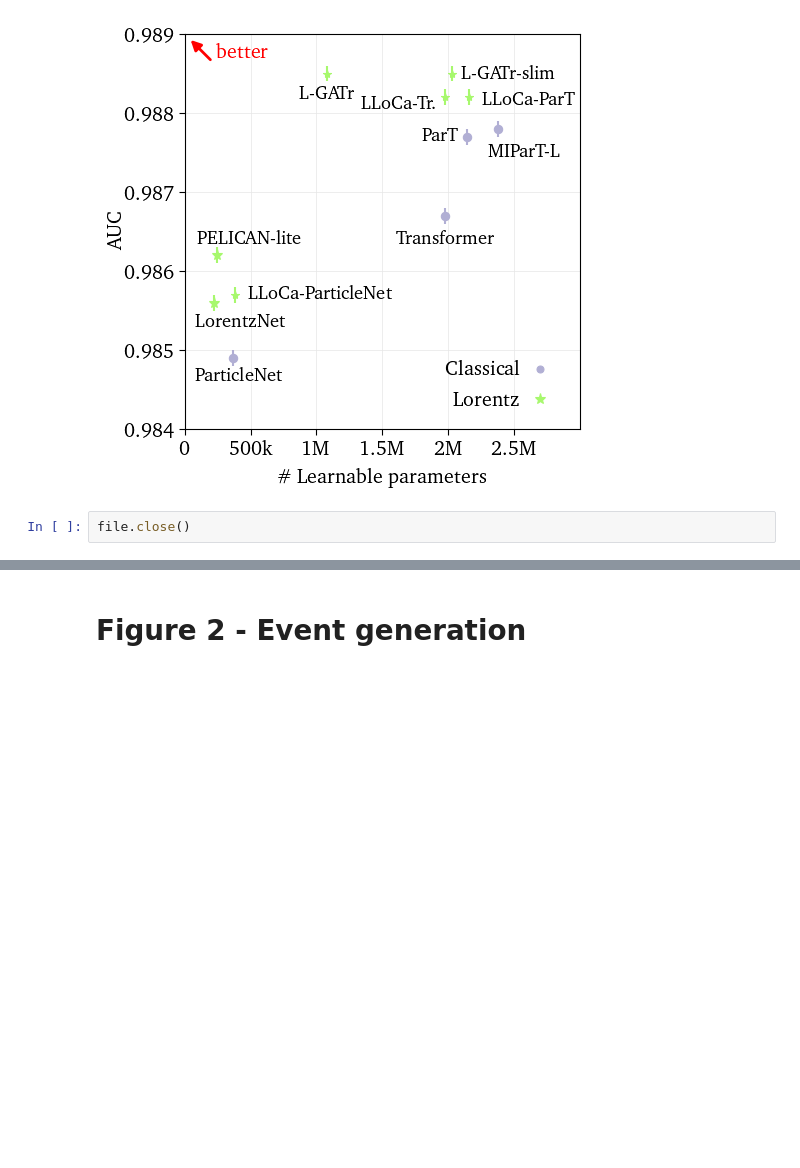
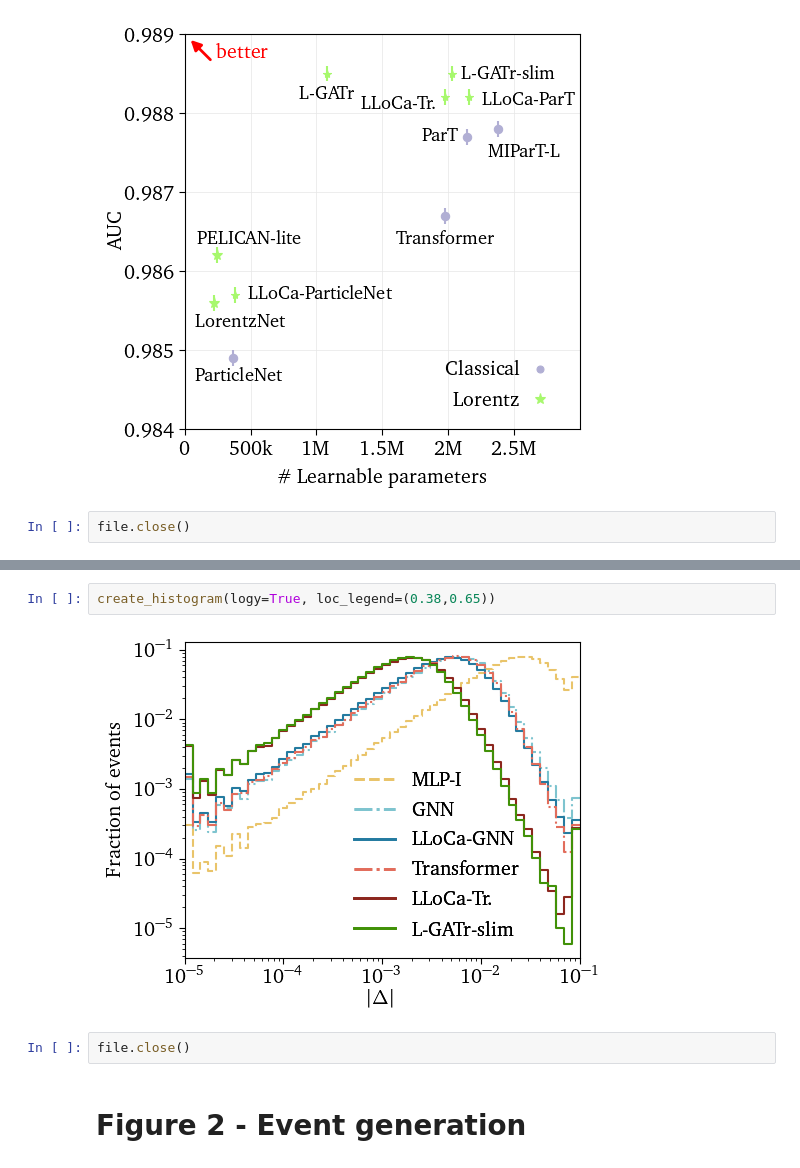
Before and after one commit to heidelberg-hepml/tagger-quantization, a Jupyter notebook: notebooks/plots.ipynb, the cells around one changed output, grey strips where cells are left out. Cells and saved outputs as stored; diff of their text form; blank space fills up the shorter version.

```diff
--- a/notebooks/plots.ipynb
+++ b/notebooks/plots.ipynb
@@ -1007,3 +1091,9 @@ file.close()
+# %%
+create_histogram(logy=True, loc_legend=(0.38,0.65))
+# %% [output]
+[figure, added]
+# %%
+file.close()
 # %% [markdown]
 # Figure 2 - Event generation
 # %%
```
Also changed, not shown: parts of 12 cells of this notebook.
